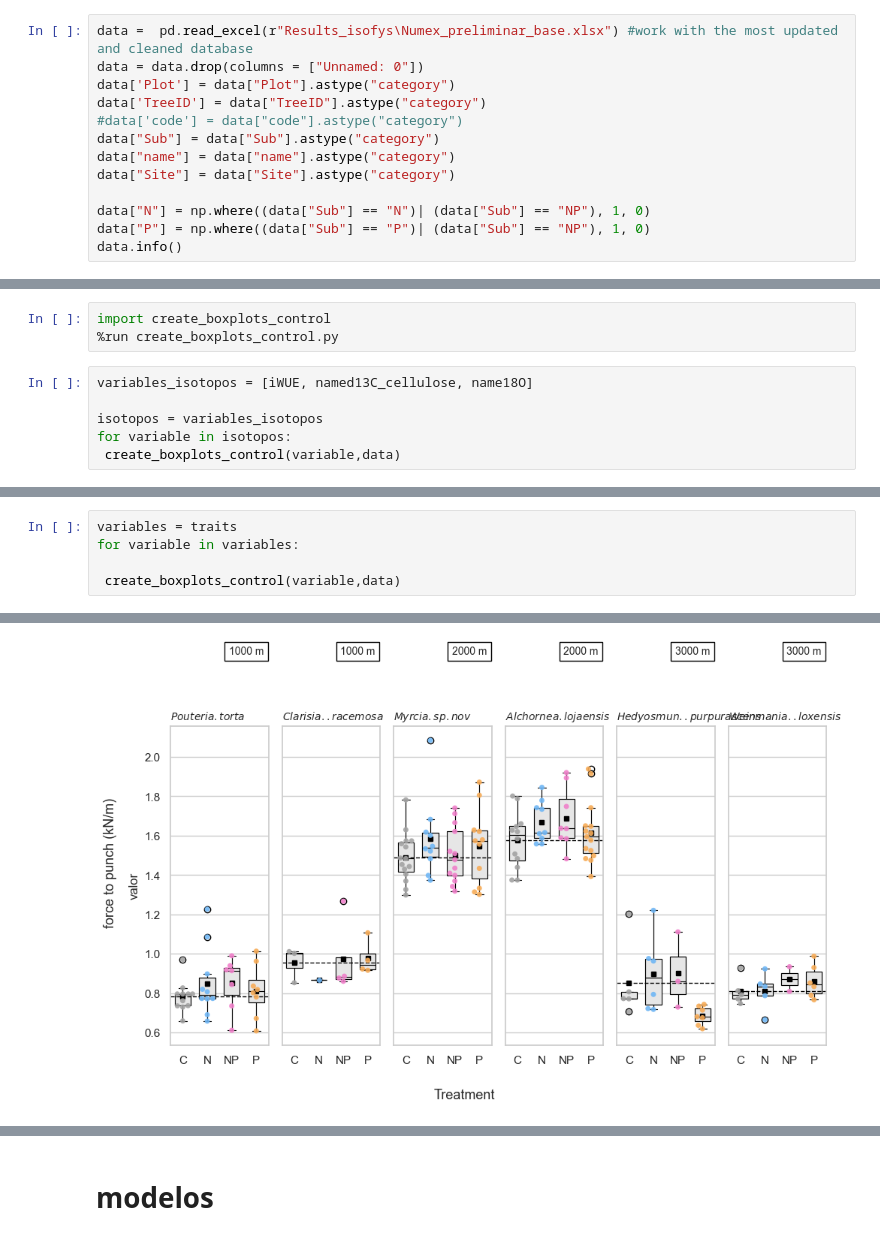
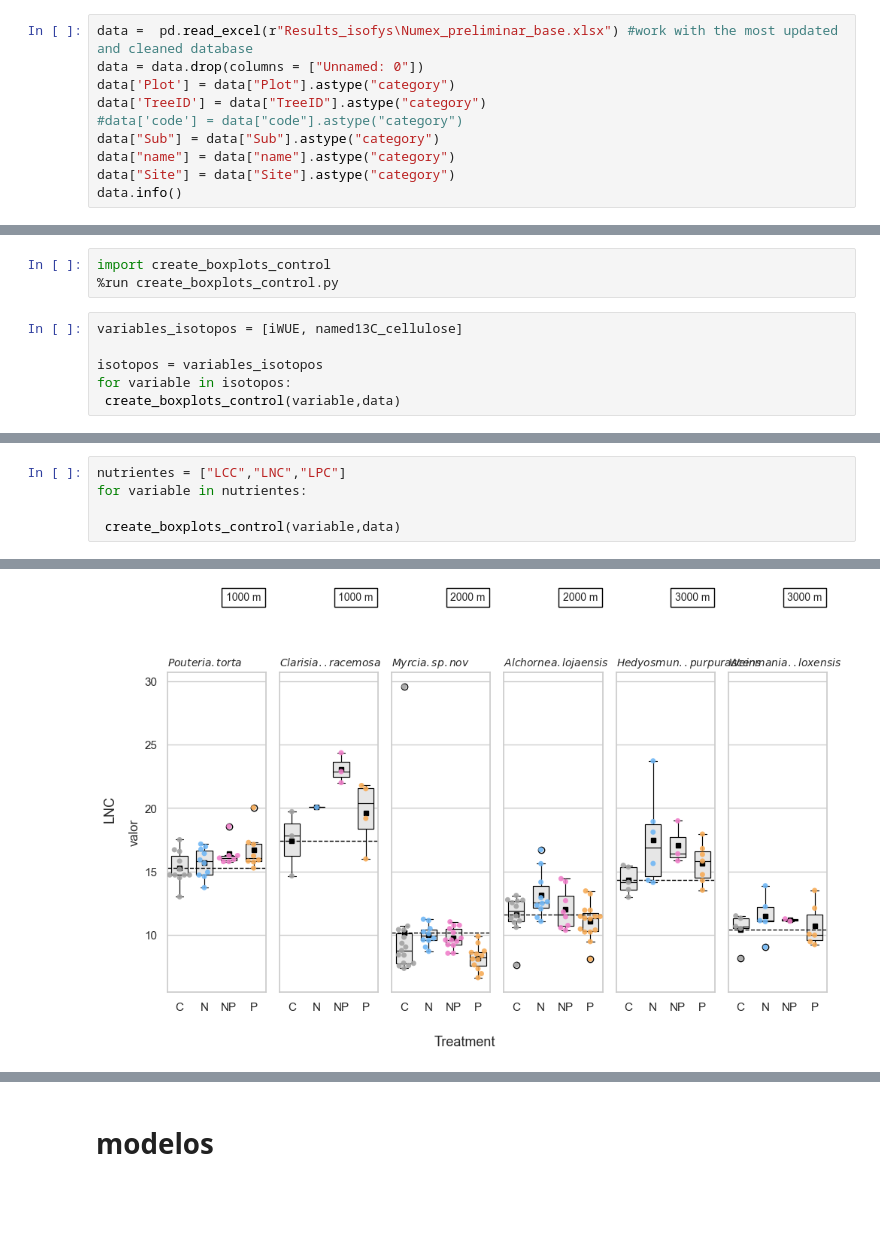
Before and after one commit to ajchavez94/NUMEX_preliminar, a Jupyter notebook: Preliminar.ipynb, the cells around one changed output, grey strips where cells are left out. Saved outputs shown, nothing was run; the diff lists cells and outputs as text; blank space fills up the shorter version.

```diff
--- a/Preliminar.ipynb
+++ b/Preliminar.ipynb
@@ -26,9 +27,6 @@ data['TreeID'] = data["TreeID"].astype("category")
 data["Sub"] = data["Sub"].astype("category")
 data["name"] = data["name"].astype("category")
 data["Site"] = data["Site"].astype("category")
-
-data["N"] = np.where((data["Sub"] == "N")| (data["Sub"] == "NP"), 1, 0)
-data["P"] = np.where((data["Sub"] == "P")| (data["Sub"] == "NP"), 1, 0)
 data.info()
 # %% [output]
 <class 'pandas.core.frame.DataFrame'>
@@ -710,7 +673,7 @@ create_boxplots(iWUE,data,ax=None)
 import create_boxplots_control
 %run create_boxplots_control.py
 # %%
-variables_isotopos = [iWUE, named13C_cellulose, name18O]
+variables_isotopos = [iWUE, named13C_cellulose]
 
 isotopos = variables_isotopos
 for variable in isotopos:
@@ -739,6 +701,6 @@ Passing `palette` without assigning `hue` is deprecated and will be removed in v
 # %%
-variables = traits
-for variable in variables:
+nutrientes = ["LCC","LNC","LPC"]
+for variable in nutrientes:
 
  create_boxplots_control(variable,data)
 # %% [output]
@@ -763 +725 @@ Passing `palette` without assigning `hue` is deprecated and will be removed in v
-[figure, old version]
+[figure, new version]
```
Also changed, not shown: parts of 18 cells of this notebook, 7 other files.
